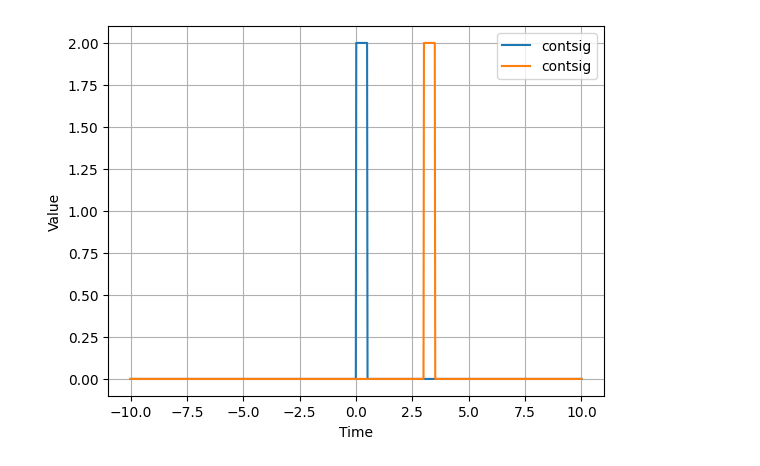
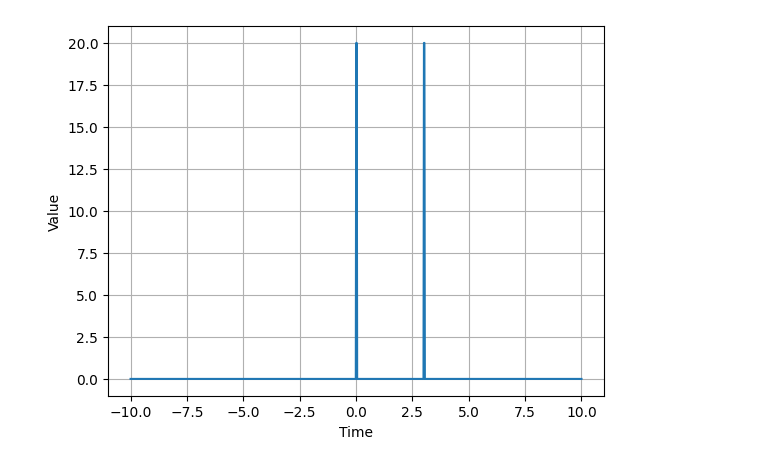
Before and after one commit to whoIsJihad/signal__LTI, a Jupyter notebook: cont.ipynb, the cells around one changed output. Saved outputs shown, nothing was run; the diff lists cells and outputs as text; code cells hidden in the pictures.

```diff
--- a/cont.ipynb
+++ b/cont.ipynb
@@ -3,68 +3,73 @@ import numpy as np
 import matplotlib.pyplot as plt
 
 
+import numpy as np
+import matplotlib.pyplot as plt
 
 class ContinuousSignal:
-    def __init__(self,func):
-        self.func=func
+    def __init__(self, func):
+        self.func = func
+
+    def get_value_at_time(self, time):
+        # Get the value of the signal at a specific time
+        return self.func(time)
+
     def add(self, other):
-        # Creating a new ContinuousSignal with a combined function
-        signal2 = ContinuousSignal(lambda x: self.func(x) + other.func(x))
-        return signal2
+        # Define a method to add another signal to this one
+        def add_func(x):
+            return self.func(x) + other.func(x)
+        new_signal = ContinuousSignal(add_func)
+        return new_signal
+
     def shift_signal(self, shift):
-        # Creating a new ContinuousSignal with a shifted function
-        signal2 = ContinuousSignal(lambda x: self.func(x - shift))
-        return signal2
+        # Define a method to shift the signal by a specific amount
+        def shifted_func(x):
+            return self.func(x - shift)
+        new_signal = ContinuousSignal(shifted_func)
+        return new_signal
+
     def multiply(self, other):
-        # Creating a new ContinuousSignal with a multiplied function
-        signal2 = ContinuousSignal(lambda x: self.func(x) * other.func(x))
-        return signal2
+        # Define a method to multiply this signal with another
+        def multiplied_func(x):
+            return self.func(x) * other.func(x)
+        new_signal = ContinuousSignal(multiplied_func)
+        return new_signal
 
     def multiply_const_factor(self, scaler):
-        # Creating a new ContinuousSignal with a scaled function
-        signal2 = ContinuousSignal(lambda x: self.func(x) * scaler)
-        return signal2
+        # Define a method to multiply the signal by a scalar factor
+        def scaled_func(x):
+            return self.func(x) * scaler
+        new_signal = ContinuousSignal(scaled_func)
+        return new_signal
+
     def plot(self, start, end, label):
+        # Generate the x values for plotting
         x = np.linspace(start, end, 1000)
+        # Get the corresponding y values by applying the signal function
         y = self.func(x)
 
-        # Plot on the same figure with a label
+        # Plot the signal with a label
         plt.plot(x, y, label=label)
         plt.xlabel('Time')
         plt.ylabel('Value')
         plt.grid(True)
 
     @staticmethod
     def show():
-        # Call the static method to show all the plots with a legend
+        # Show all the plots
         plt.legend()
         plt.show()
 
-# def myfunc(x):
-#     return 5*np.sin(x)
-def youfunk(x):
-    return x*x;
+# Define the unit impulse function separately
 def unit_impulse(x):
-    delta = 0.5
+    delta = 0.05
     impulse = np.zeros_like(x)  # Create an array of zeros with the same shape as x
-    impulse[(x > 0) & (x < delta)] = 1 / delta  # Set the impulse value where the condition is met
+    impulse[(x >= 0) & (x < delta)] = 1 / delta  # Set the impulse value where the condition is met
     return impulse
+
 
 contSig=ContinuousSignal(unit_impulse)
 contSig2=contSig.shift_signal(3)
-contSig.plot(-10,10,"contsig")
-
-
-contSig2.plot(-10,10,"contsig")
-ContinuousSignal.show()
-# contSig.plot(-10,10,"contsig")
-# contSig2=ContinuousSignal(youfunk)
-# contSifted=contSig.shift_signal(1)
-# contSifted2=contSig.shift_signal(-2)
-# contSigAdd=contSig.add(contSig2)
-# contSig.plot(-10,10,"contsig")
-# contSifted.plot(-10,10,"contsigshifted")
-# contSifted2.plot(-10,10,"contsigshifted2")
-# ContinuousSignal.show()
+contSig.add(contSig2).plot(-10,10,'unit impulse')
 # %% [output]
-[figure, old version]
+[figure, new version]
```
Also changed, not shown: parts of 3 cells of this notebook, 3 other files.
